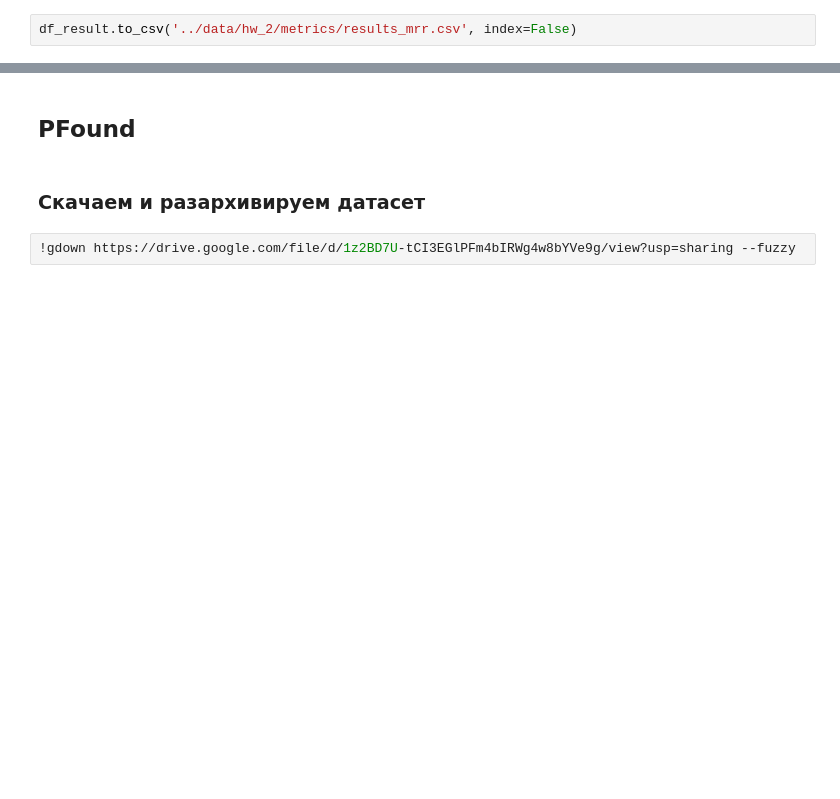
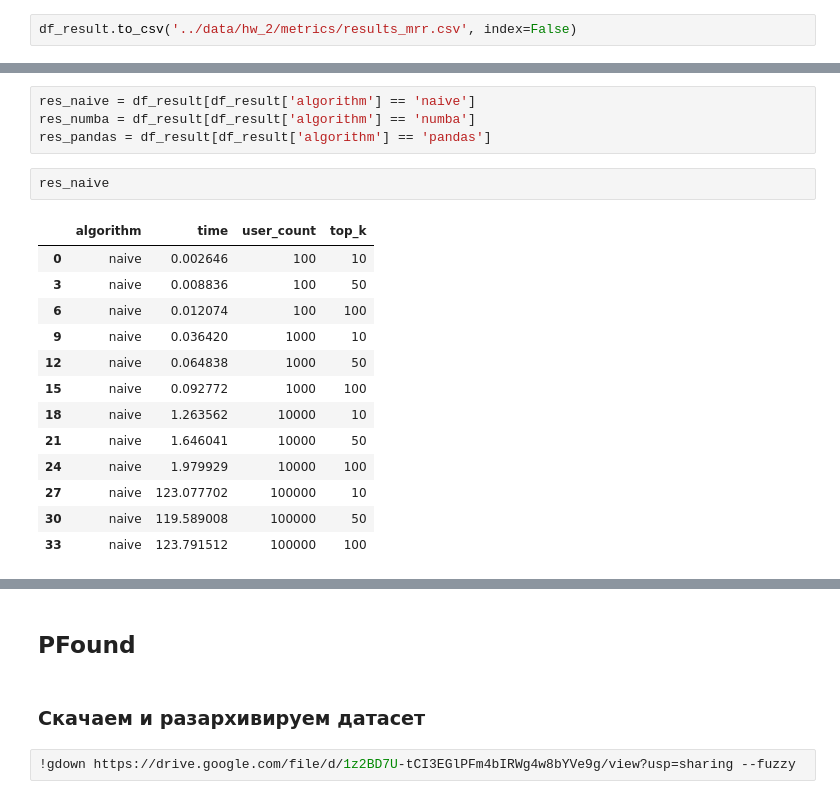
Before and after one commit to In48semenov/RecoServiceTemplate, a Jupyter notebook: notebooks/HW-2.ipynb, the cells around one changed output, grey strips where cells are left out. Cells and saved outputs as stored; diff of their text form; blank space fills up the shorter version.

```diff
--- a/notebooks/HW-2.ipynb
+++ b/notebooks/HW-2.ipynb
@@ -360,0 +328,20 @@ No data for colormapping provided via 'c'. Parameters 'cmap' will be ignored
+# %%
+res_naive = df_result[df_result['algorithm'] == 'naive']
+res_numba = df_result[df_result['algorithm'] == 'numba']
+res_pandas = df_result[df_result['algorithm'] == 'pandas']
+# %%
+res_naive
+# %% [output]
+|  | algorithm | time | user_count | top_k |
+| 0 | naive | 0.002646 | 100 | 10 |
+| 3 | naive | 0.008836 | 100 | 50 |
+| 6 | naive | 0.012074 | 100 | 100 |
+| 9 | naive | 0.036420 | 1000 | 10 |
+| 12 | naive | 0.064838 | 1000 | 50 |
+| 15 | naive | 0.092772 | 1000 | 100 |
+| 18 | naive | 1.263562 | 10000 | 10 |
+| 21 | naive | 1.646041 | 10000 | 50 |
+| 24 | naive | 1.979929 | 10000 | 100 |
+| 27 | naive | 123.077702 | 100000 | 10 |
+| 30 | naive | 119.589008 | 100000 | 50 |
+| 33 | naive | 123.791512 | 100000 | 100 |
```
Also changed, not shown: parts of 13 cells of this notebook.
